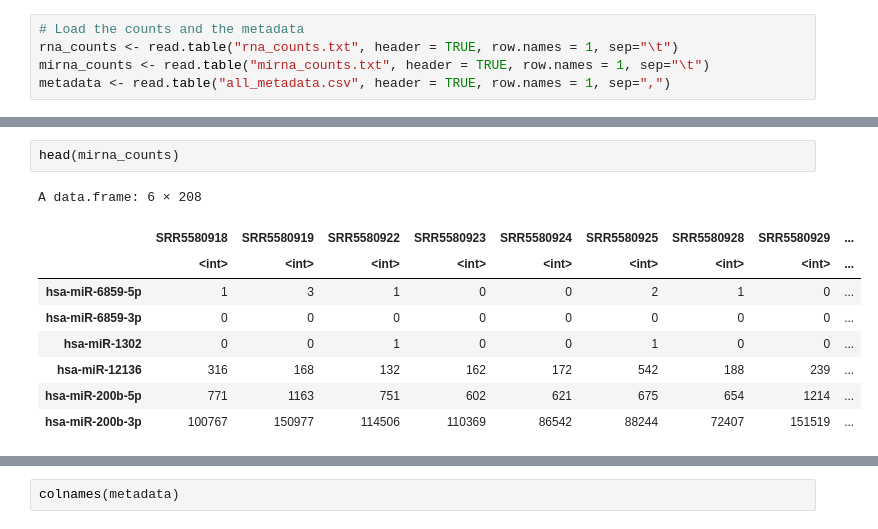
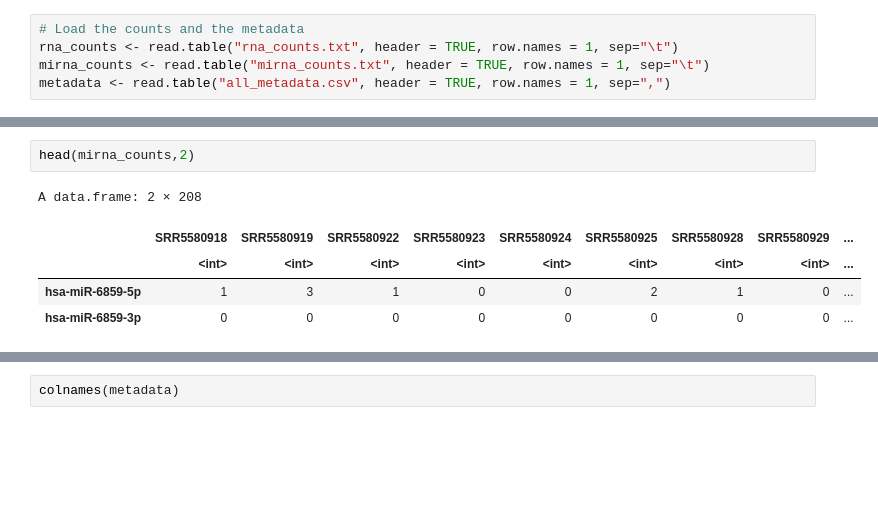
Before and after one commit to sbustamante21/crc_weighted_network, a Jupyter notebook: network_const.ipynb, the cells around one changed output, grey strips where cells are left out. Drawn from its saved outputs; the diff is of its cells as text; blank space fills up the shorter version.

```diff
--- a/network_const.ipynb
+++ b/network_const.ipynb
@@ -39,13 +19,9 @@ A data.frame: 6 × 208
 # %%
-head(mirna_counts)
+head(mirna_counts,2)
 # %% [output]
-A data.frame: 6 × 208
+A data.frame: 2 × 208
 |  | SRR5580918 | SRR5580919 | SRR5580922 | SRR5580923 | SRR5580924 | SRR5580925 | SRR5580928 | SRR5580929 | ... |
 |  | <int> | <int> | <int> | <int> | <int> | <int> | <int> | <int> | ... |
 | hsa-miR-6859-5p | 1 | 3 | 1 | 0 | 0 | 2 | 1 | 0 | ... |
 | hsa-miR-6859-3p | 0 | 0 | 0 | 0 | 0 | 0 | 0 | 0 | ... |
-| hsa-miR-1302 | 0 | 0 | 1 | 0 | 0 | 1 | 0 | 0 | ... |
-| hsa-miR-12136 | 316 | 168 | 132 | 162 | 172 | 542 | 188 | 239 | ... |
-| hsa-miR-200b-5p | 771 | 1163 | 751 | 602 | 621 | 675 | 654 | 1214 | ... |
-| hsa-miR-200b-3p | 100767 | 150977 | 114506 | 110369 | 86542 | 88244 | 72407 | 151519 | ... |
 # %%
```
Also changed, not shown: parts of 52 cells of this notebook.
